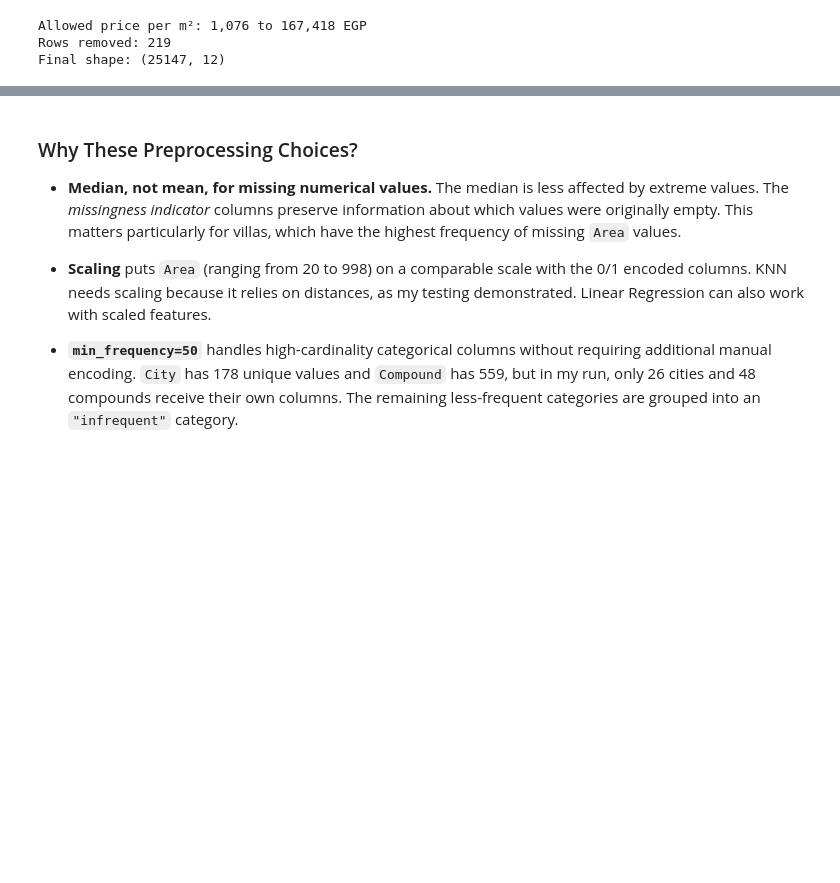
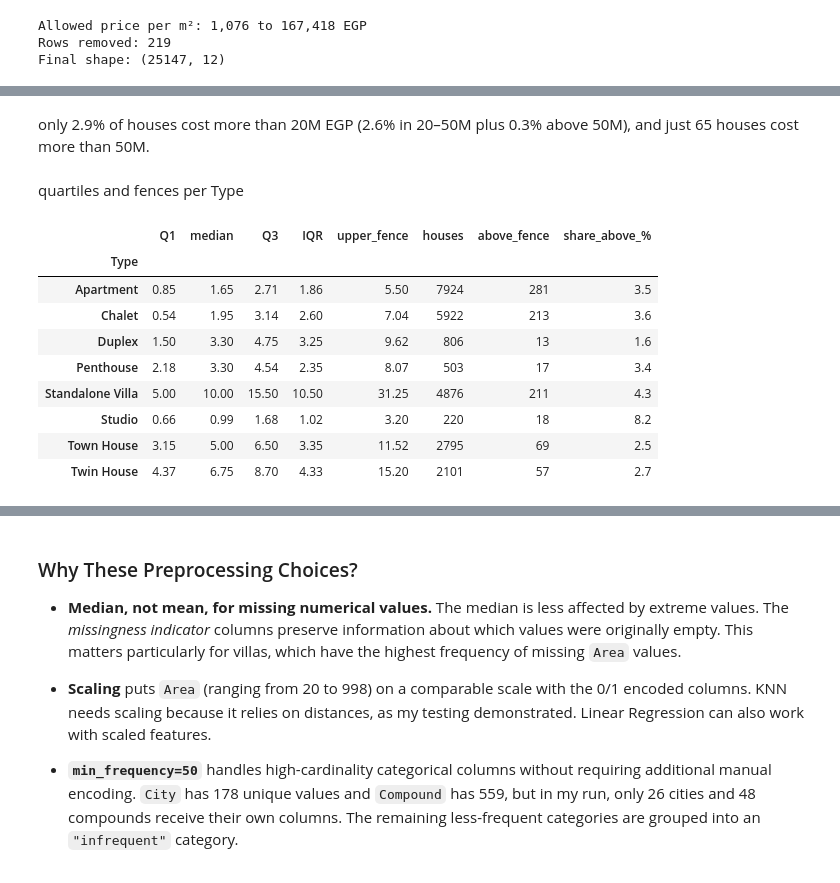
Before and after one commit to MohammedBakr1/ML_Project2026, a Jupyter notebook: part_a_numerical/V2part_a_regression.ipynb, the cells around one changed output, grey strips where cells are left out. Saved outputs shown, nothing was run; the diff lists cells and outputs as text; code cells hidden in the pictures; blank space fills up the shorter version.

```diff
--- a/part_a_numerical/V2part_a_regression.ipynb
+++ b/part_a_numerical/V2part_a_regression.ipynb
@@ -296,0 +316,30 @@ Final shape: (25147, 12)
+# %% [markdown]
+only 2.9% of houses cost more than 20M EGP (2.6% in 20–50M plus 0.3% above 50M), and just 65 houses cost more than 50M.
+# %% [markdown]
+quartiles and fences per Type
+# %%
+# Q1, median, Q3 of Price for each Type; the IQR is Q3 - Q1.
+# The upper fence (Q3 + 1.5 x IQR) is the box-plot limit: prices above it count as outliers.
+q = df.groupby("Type")["Price"].quantile([0.25, 0.5, 0.75]).unstack()
+q.columns = ["Q1", "median", "Q3"]
+q["IQR"] = q["Q3"] - q["Q1"]
+q["upper_fence"] = q["Q3"] + 1.5 * q["IQR"]
+
+q["houses"] = df["Type"].value_counts()
+q["above_fence"] = (df["Price"] > df["Type"].map(q["upper_fence"])).groupby(df["Type"]).sum()
+q["share_above_%"] = (q["above_fence"] / q["houses"] * 100).round(1)
+
+table = q[["Q1", "median", "Q3", "IQR", "upper_fence"]] / 1e6      # in million EGP
+table[["houses", "above_fence", "share_above_%"]] = q[["houses", "above_fence", "share_above_%"]]
+table.round(2)
+# %% [output]
+|  | Q1 | median | Q3 | IQR | upper_fence | houses | above_fence | share_above_% |
+| Type |  |  |  |  |  |  |  |  |
+| Apartment | 0.85 | 1.65 | 2.71 | 1.86 | 5.50 | 7924 | 281 | 3.5 |
+| Chalet | 0.54 | 1.95 | 3.14 | 2.60 | 7.04 | 5922 | 213 | 3.6 |
+| Duplex | 1.50 | 3.30 | 4.75 | 3.25 | 9.62 | 806 | 13 | 1.6 |
+| Penthouse | 2.18 | 3.30 | 4.54 | 2.35 | 8.07 | 503 | 17 | 3.4 |
+| Standalone Villa | 5.00 | 10.00 | 15.50 | 10.50 | 31.25 | 4876 | 211 | 4.3 |
+| Studio | 0.66 | 0.99 | 1.68 | 1.02 | 3.20 | 220 | 18 | 8.2 |
+| Town House | 3.15 | 5.00 | 6.50 | 3.35 | 11.52 | 2795 | 69 | 2.5 |
+| Twin House | 4.37 | 6.75 | 8.70 | 4.33 | 15.20 | 2101 | 57 | 2.7 |
```
Also changed, not shown: parts of 25 cells of this notebook.
